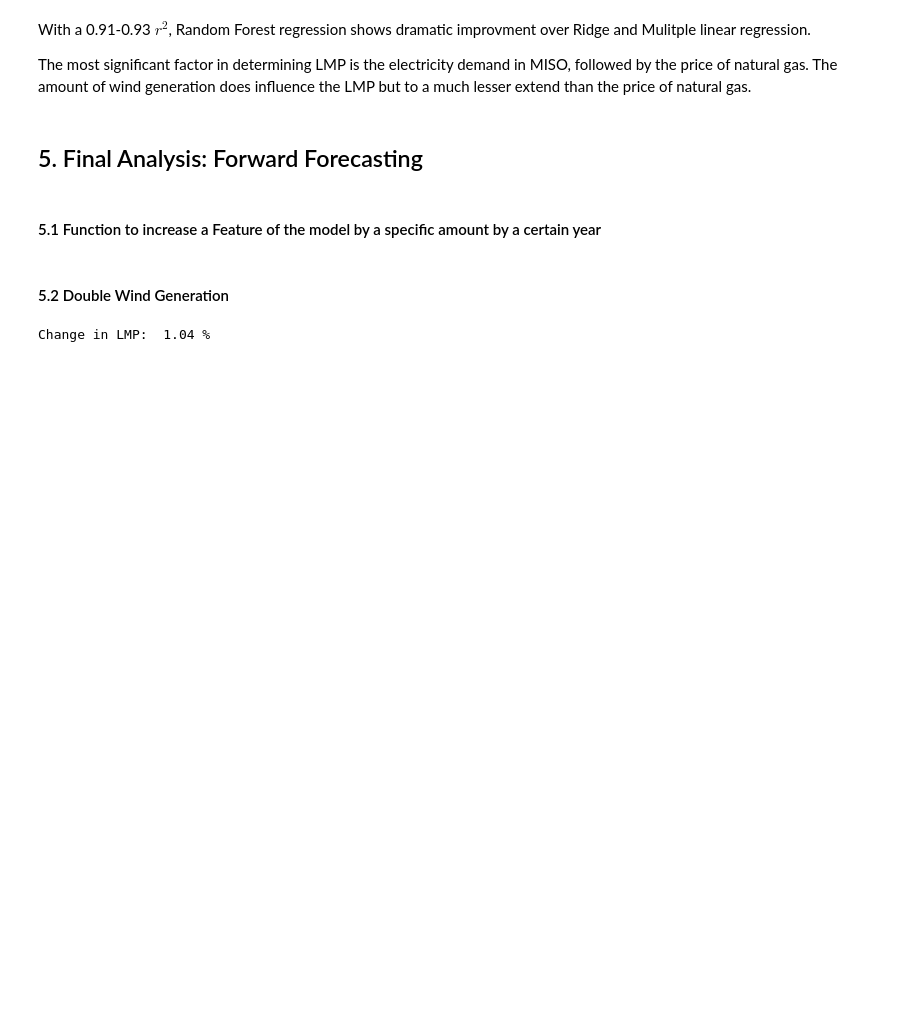
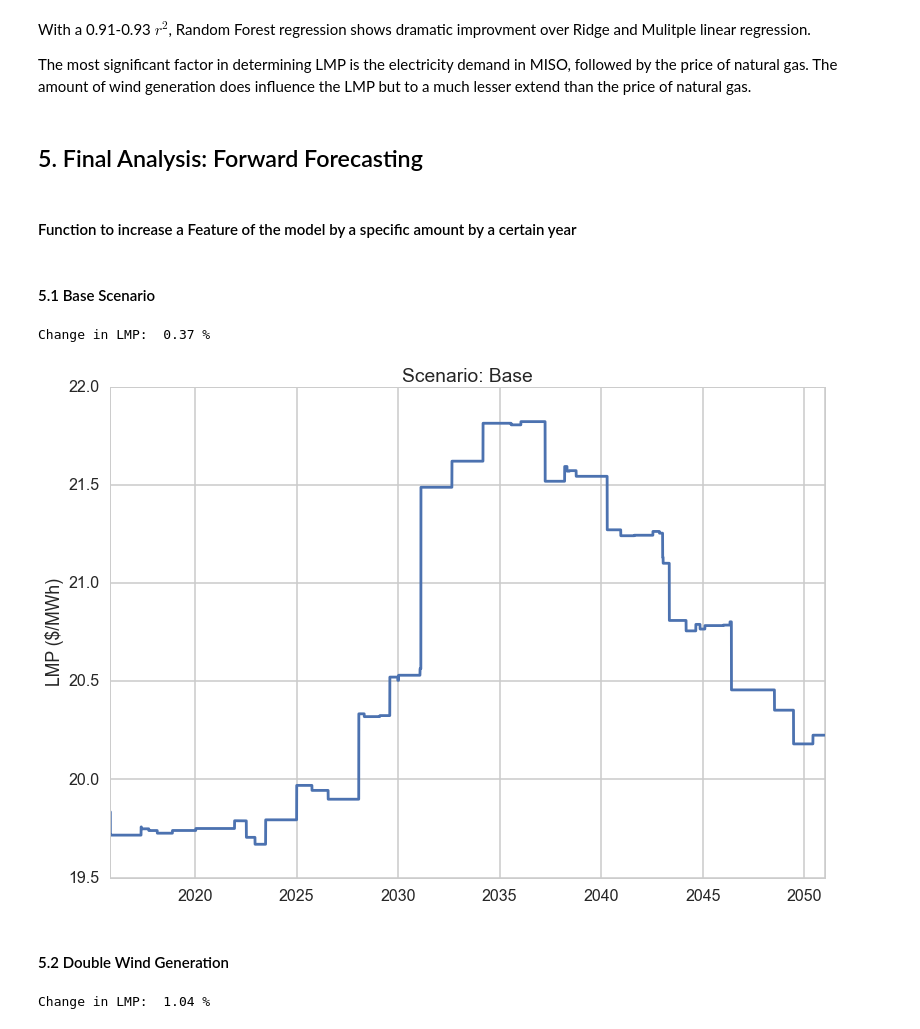
Before and after one commit to dannychua/Electricity-Price-Predictor, a Jupyter notebook: Process Book.ipynb, the cells around one changed output. Drawn from its saved outputs; the diff is of its cells as text; code cells hidden in the pictures; blank space fills up the shorter version.

Commit message:
Created predictions for scenario: Base scenario

```diff
--- a/Process Book.ipynb
+++ b/Process Book.ipynb
@@ -860,7 +860,7 @@ The most significant factor in determining LMP is the electricity demand in MISO
 # %% [markdown]
 ## 5. Final Analysis: Forward Forecasting
 # %% [markdown]
-#### 5.1 Function to increase a Feature of the model by a specific amount by a certain year
+#### Function to increase a Feature of the model by a specific amount by a certain year
 # %%
 def increaseModelFeature(df, increaseFeature, increasePct, increaseEndYear):
 
@@ -885,6 +885,42 @@ def increaseModelFeature(df, increaseFeature, increasePct, increaseEndYear):
     df = df.interpolate()
 
     return df
+# %% [markdown]
+#### 5.1 Base Scenario
+# %%
+# Scenario parameters
+changedFeature = 'Wind_PJM_(MWh)'
+changePct = 0
+changeEndYear = 2050
+
+df = df_clinton
+lmpColName = 'Clinton_LMP_($/MWh)'
+rf = rf_clinton
+
+
+
+# Construct extrapolated DataFrame
+df_extrapolated = increaseModelFeature(df, changedFeature, changePct, changeEndYear)
+
+# Perform prediction
+df_X = df_extrapolated.drop(lmpColName, axis=1)
+df_X = df_X.ix[df.index.max().date():]
+pred_lmp = rf.predict(df_X)
+
+# Visualize LMP predictions
+df_lmp = pd.DataFrame(pred_lmp, index=df_X.index)
+df_lmp.plot(legend=False)
+plt.ylabel('LMP ($/MWh)')
+plt.title('Scenario: Base')
+
+# Calculate change in LMP
+lmpInitial = df.ix[-1][lmpColName]
+lmpFinal = df_lmp.ix[-1]
+lmpChange = (lmpFinal - lmpInitial) / lmpInitial * 100
+print 'Change in LMP: ', round(lmpChange.values[0], 2), '%'
+# %% [output]
+Change in LMP:  0.37 %
+[figure, added]
 # %% [markdown]
 #### 5.2 Double Wind Generation
 # %%
```
